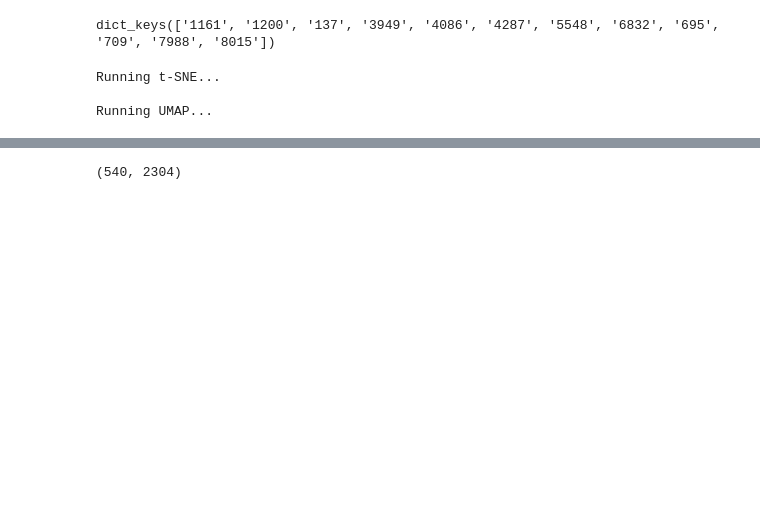
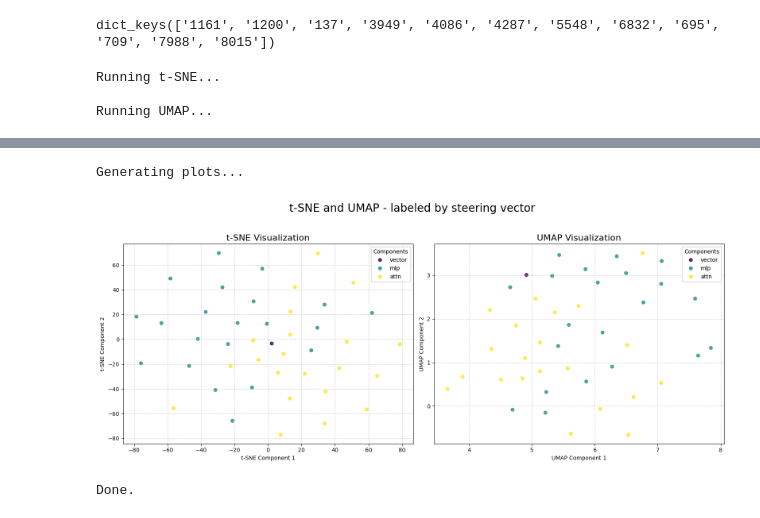
Before and after one commit to noacas/steering_vectors, a Jupyter notebook: tsne.ipynb, the cells around one changed output, grey strips where cells are left out. Cells and saved outputs as stored; diff of their text form; code cells hidden in the pictures; blank space fills up the shorter version.

```diff
--- a/tsne.ipynb
+++ b/tsne.ipynb
@@ -44,17 +95,16 @@ _, labeling_by_component = np.unique(labeling_by_component, return_inverse=True)
+# %%
+mlp_vs_attn = mlp_vs_attn[0]
+# %%
+all_vectors = all_vectors.transpose(1,0,2)
+all_vectors = all_vectors.reshape(all_vectors.shape[0], -1)
 # %%
-import numpy as np
-import matplotlib.pyplot as plt
-from sklearn.manifold import TSNE
-from sklearn.datasets import make_classification
-import umap
-
 print("\nRunning t-SNE...")
-tsne = TSNE(n_components=2, perplexity=30, random_state=42, metric='cosine')
+tsne = TSNE(n_components=2, perplexity=10, random_state=42)#, metric='cosine')
 X_tsne = tsne.fit_transform(all_vectors)
 
 
 print("\nRunning UMAP...")
-reducer = umap.UMAP(n_neighbors=15, min_dist=0.1, n_components=2, random_state=42, metric='cosine')
+reducer = umap.UMAP(n_neighbors=3, min_dist=0.1, n_components=2, random_state=42)#, metric='cosine')
 X_umap = reducer.fit_transform(all_vectors)
 # %% [output]
 Running t-SNE...
@@ -122,4 +113,33 @@ Done.
-# %%
-all_vectors.shape
-# %% [output]
-(540, 2304)
+# %%
+print("\nGenerating plots...")
+fig, (ax1, ax2) = plt.subplots(1, 2, figsize=(16, 7))
+
+
+class_names = ['vector', 'mlp', 'attn', 'resid']
+
+scatter1 = ax1.scatter(X_tsne[:, 0], X_tsne[:, 1], c=mlp_vs_attn, cmap='viridis', alpha=0.8)
+ax1.set_title('t-SNE Visualization', fontsize=16)
+ax1.set_xlabel('t-SNE Component 1')
+ax1.set_ylabel('t-SNE Component 2')
+ax1.grid(True, linestyle='--', alpha=0.6)
+handles, _ = scatter1.legend_elements()
+legend1 = ax1.legend(handles, class_names, title='Components')
+ax1.add_artist(legend1)
+
+scatter2 = ax2.scatter(X_umap[:, 0], X_umap[:, 1], c=mlp_vs_attn, cmap='viridis', alpha=0.8)
+ax2.set_title('UMAP Visualization', fontsize=16)
+ax2.set_xlabel('UMAP Component 1')
+ax2.set_ylabel('UMAP Component 2')
+ax2.grid(True, linestyle='--', alpha=0.6)
+handles, _ = scatter2.legend_elements()
+legend2 = ax2.legend(handles, class_names, title='Components')
+ax2.add_artist(legend2)
+
+plt.suptitle('t-SNE and UMAP - labeled by steering vector', fontsize=20)
+plt.tight_layout(rect=[0, 0.03, 1, 0.95])
+plt.show()
+print("Done.")
+# %% [output]
+Generating plots...
+[figure, added]
+Done.
```
Also changed, not shown: parts of 5 cells of this notebook, 15 other files.
